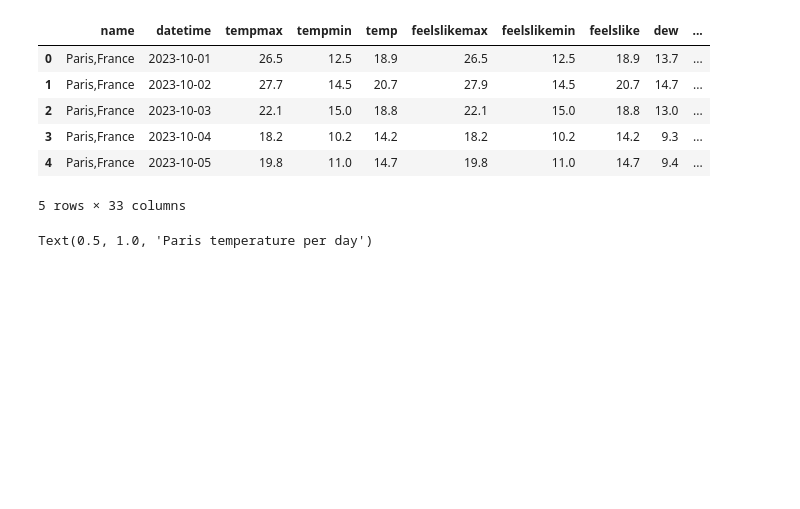
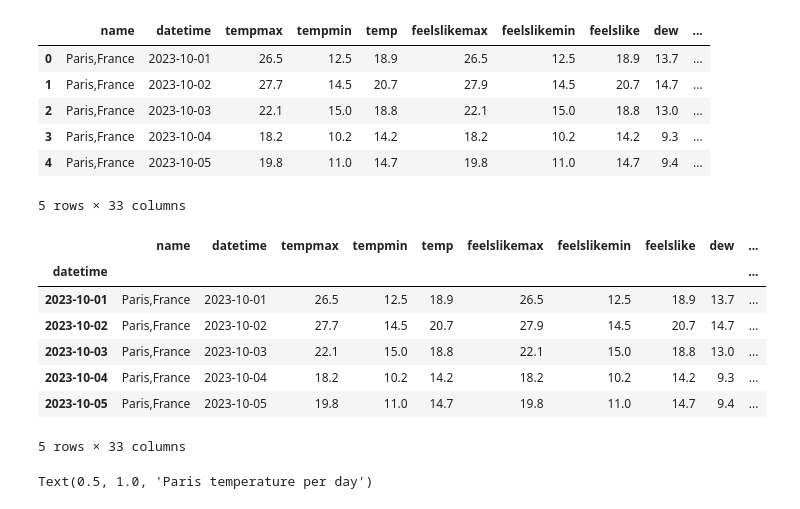
Before and after one commit to dangnguyen2910/temperature_forecasting, a Jupyter notebook: src/preprocess.ipynb, the cells around one changed output. Cells and saved outputs as stored; diff of their text form; code cells hidden in the pictures; blank space fills up the shorter version.

```diff
--- a/src/preprocess.ipynb
+++ b/src/preprocess.ipynb
@@ -16,6 +16,17 @@ df.head()
 # %%
 df['datetime'] = pd.to_datetime(df['datetime'])
 df = df.set_index(df['datetime'])
+# %%
+df.head()
+# %% [output]
+|  | name | datetime | tempmax | tempmin | temp | feelslikemax | feelslikemin | feelslike | dew | ... |
+| datetime |  |  |  |  |  |  |  |  |  | ... |
+| 2023-10-01 | Paris,France | 2023-10-01 | 26.5 | 12.5 | 18.9 | 26.5 | 12.5 | 18.9 | 13.7 | ... |
+| 2023-10-02 | Paris,France | 2023-10-02 | 27.7 | 14.5 | 20.7 | 27.9 | 14.5 | 20.7 | 14.7 | ... |
+| 2023-10-03 | Paris,France | 2023-10-03 | 22.1 | 15.0 | 18.8 | 22.1 | 15.0 | 18.8 | 13.0 | ... |
+| 2023-10-04 | Paris,France | 2023-10-04 | 18.2 | 10.2 | 14.2 | 18.2 | 10.2 | 14.2 | 9.3 | ... |
+| 2023-10-05 | Paris,France | 2023-10-05 | 19.8 | 11.0 | 14.7 | 19.8 | 11.0 | 14.7 | 9.4 | ... |
+5 rows × 33 columns
 # %%
 fig = plt.figure(figsize=(15,3))
 plt.plot(df['temp'])
```
Also changed, not shown: 1 other file.
